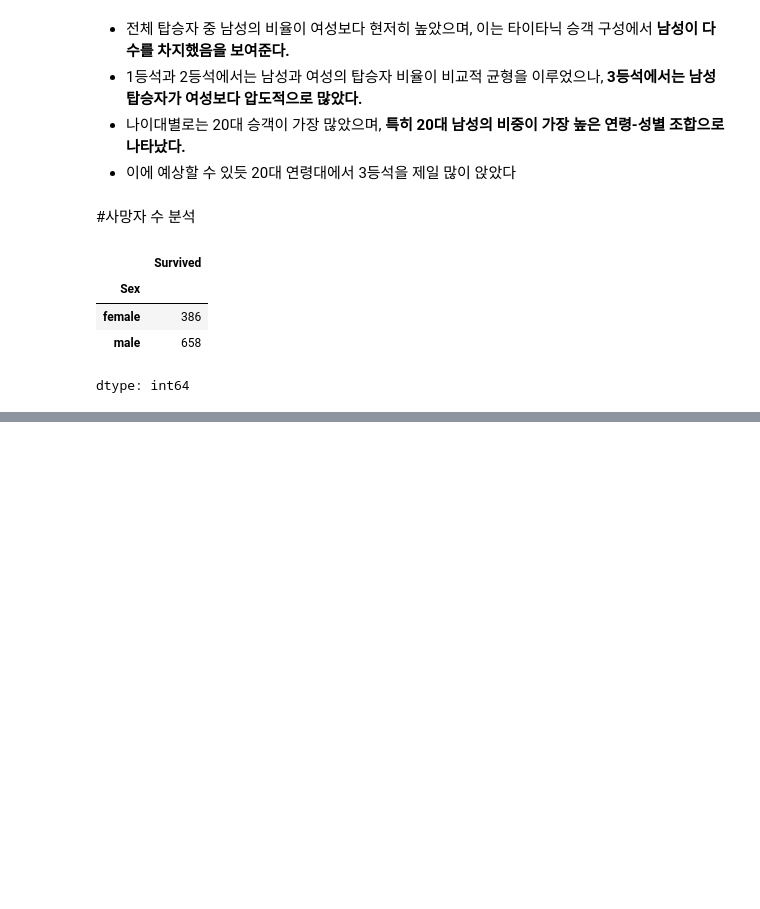
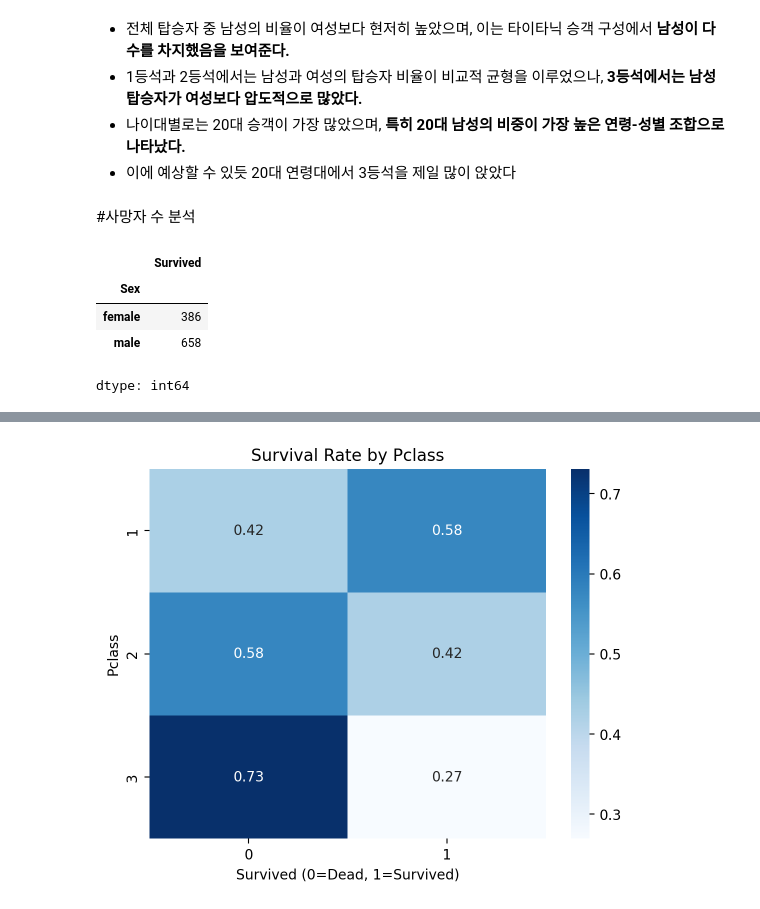
Before and after one commit to jinsumin81/BD-team, a Jupyter notebook: 타이타닉분석.ipynb, the cells around one changed output, grey strips where cells are left out. Cells and saved outputs as stored; diff of their text form; code cells hidden in the pictures; blank space fills up the shorter version.

```diff
--- a/타이타닉분석.ipynb
+++ b/타이타닉분석.ipynb
@@ -161,0 +176,16 @@ dtype: int64
+# %%
+grouped = ttn.groupby(['Pclass', 'Survived']).size()
+ratio = grouped / grouped.groupby(level=0).sum()
+
+ratio_df = ratio.unstack()
+
+import seaborn as sns
+import matplotlib.pyplot as plt
+
+sns.heatmap(ratio_df, annot=True, cmap='Blues', fmt=".2f")
+plt.title('Survival Rate by Pclass')
+plt.xlabel('Survived (0=Dead, 1=Survived)')
+plt.ylabel('Pclass')
+plt.show()
+# %% [output]
+[figure, added]
```
Also changed, not shown: parts of 7 cells of this notebook.
